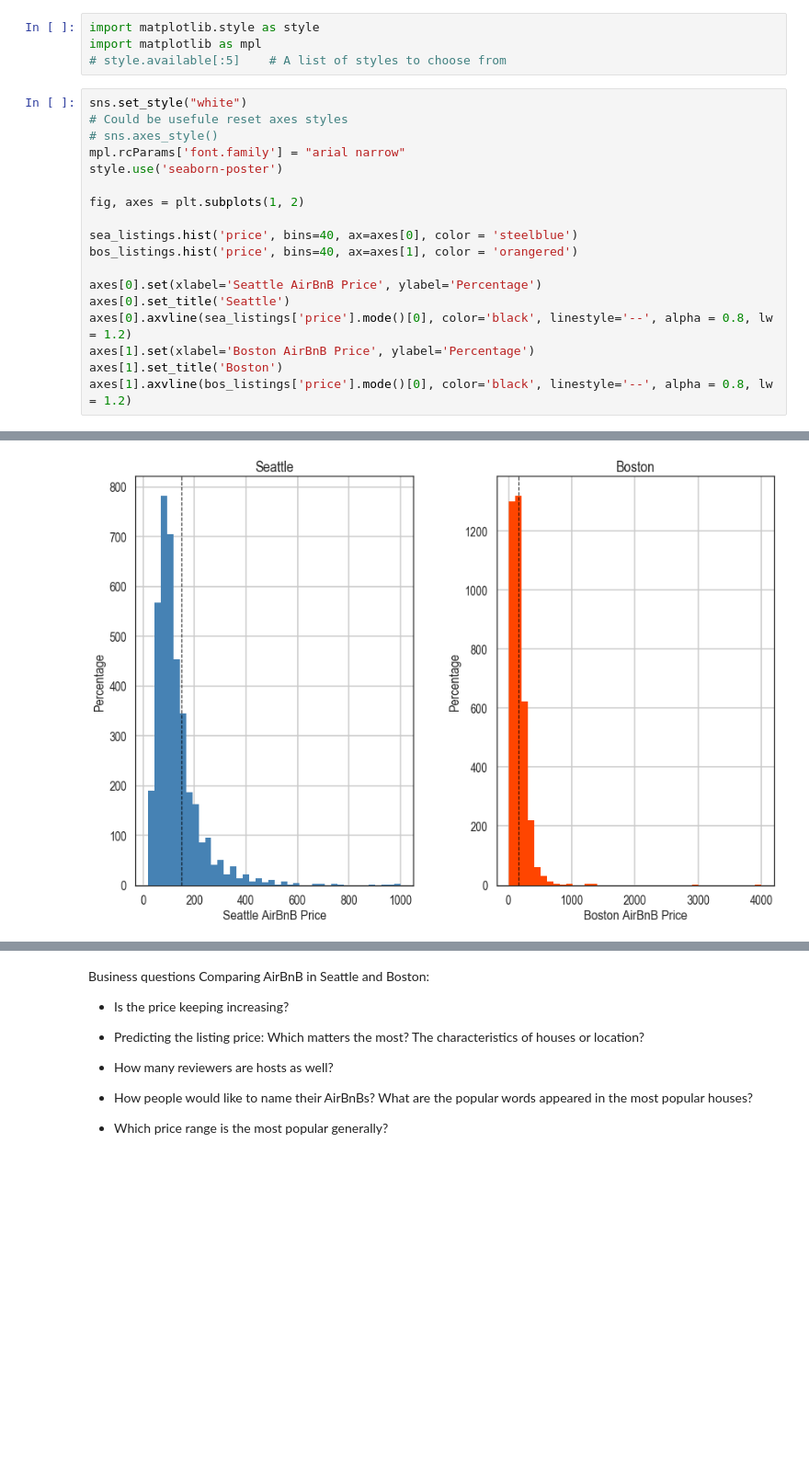
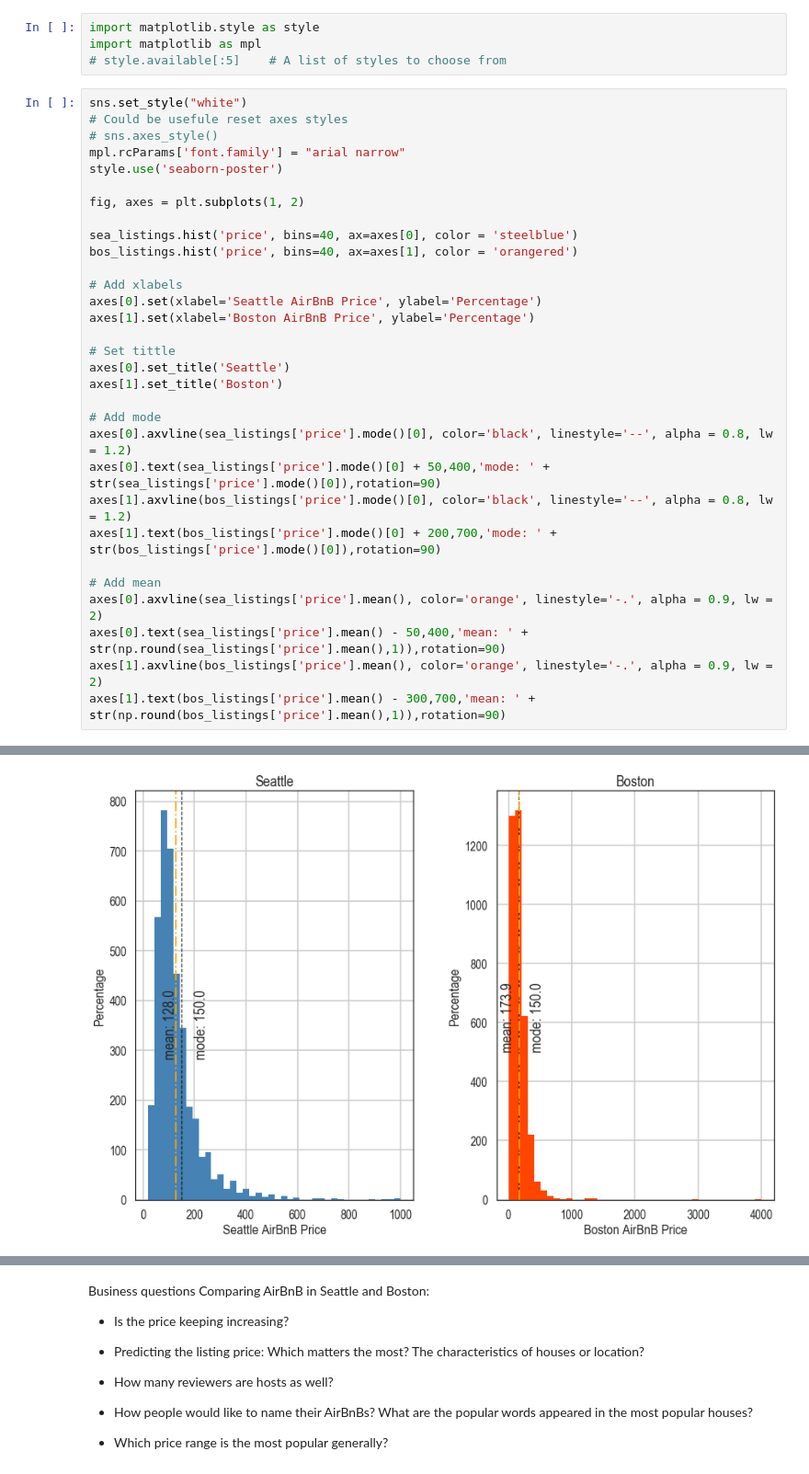
Before and after one commit to EchoWOO/AirBNB, a Jupyter notebook: AirBnB.ipynb, the cells around one changed output, grey strips where cells are left out. Shown: that part at 92% size. Drawn from its saved outputs; the diff is of its cells as text; blank space fills up the shorter version.

```diff
--- a/AirBnB.ipynb
+++ b/AirBnB.ipynb
@@ -177,10 +177,23 @@ fig, axes = plt.subplots(1, 2)
 sea_listings.hist('price', bins=40, ax=axes[0], color = 'steelblue')
 bos_listings.hist('price', bins=40, ax=axes[1], color = 'orangered')
 
+# Add xlabels
 axes[0].set(xlabel='Seattle AirBnB Price', ylabel='Percentage')
+axes[1].set(xlabel='Boston AirBnB Price', ylabel='Percentage')
+
+# Set tittle
 axes[0].set_title('Seattle')
+axes[1].set_title('Boston')
+
+# Add mode
 axes[0].axvline(sea_listings['price'].mode()[0], color='black', linestyle='--', alpha = 0.8, lw = 1.2)
-axes[1].set(xlabel='Boston AirBnB Price', ylabel='Percentage')
-axes[1].set_title('Boston')
+axes[0].text(sea_listings['price'].mode()[0] + 50,400,'mode: ' + str(sea_listings['price'].mode()[0]),rotation=90)
 axes[1].axvline(bos_listings['price'].mode()[0], color='black', linestyle='--', alpha = 0.8, lw = 1.2)
+axes[1].text(bos_listings['price'].mode()[0] + 200,700,'mode: ' + str(bos_listings['price'].mode()[0]),rotation=90)
+
+# Add mean
+axes[0].axvline(sea_listings['price'].mean(), color='orange', linestyle='-.', alpha = 0.9, lw = 2)
+axes[0].text(sea_listings['price'].mean() - 50,400,'mean: ' + str(np.round(sea_listings['price'].mean(),1)),rotation=90)
+axes[1].axvline(bos_listings['price'].mean(), color='orange', linestyle='-.', alpha = 0.9, lw = 2)
+axes[1].text(bos_listings['price'].mean() - 300,700,'mean: ' + str(np.round(bos_listings['price'].mean(),1)),rotation=90)
 # %% [output]
@@ -188 +201 @@ axes[1].axvline(bos_listings['price'].mode()[0], color='black', linestyle='--',
-[figure, old version]
+[figure, new version]
```
Also changed, not shown: parts of 13 cells of this notebook.
